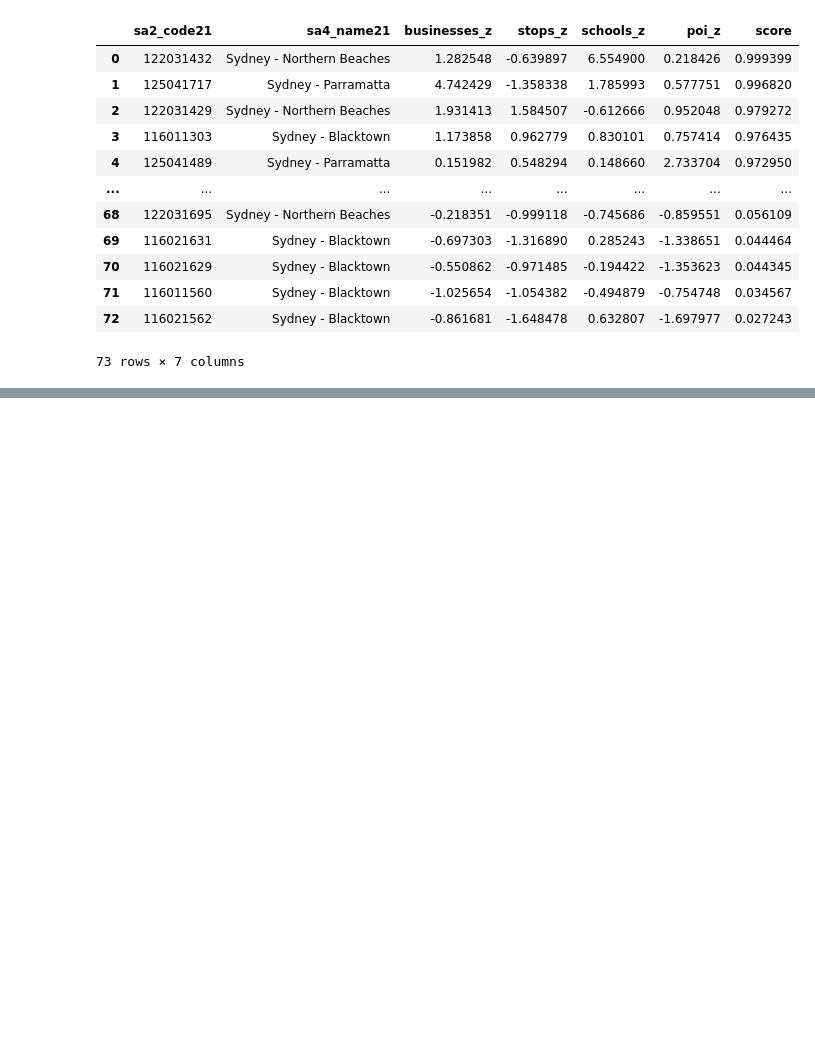
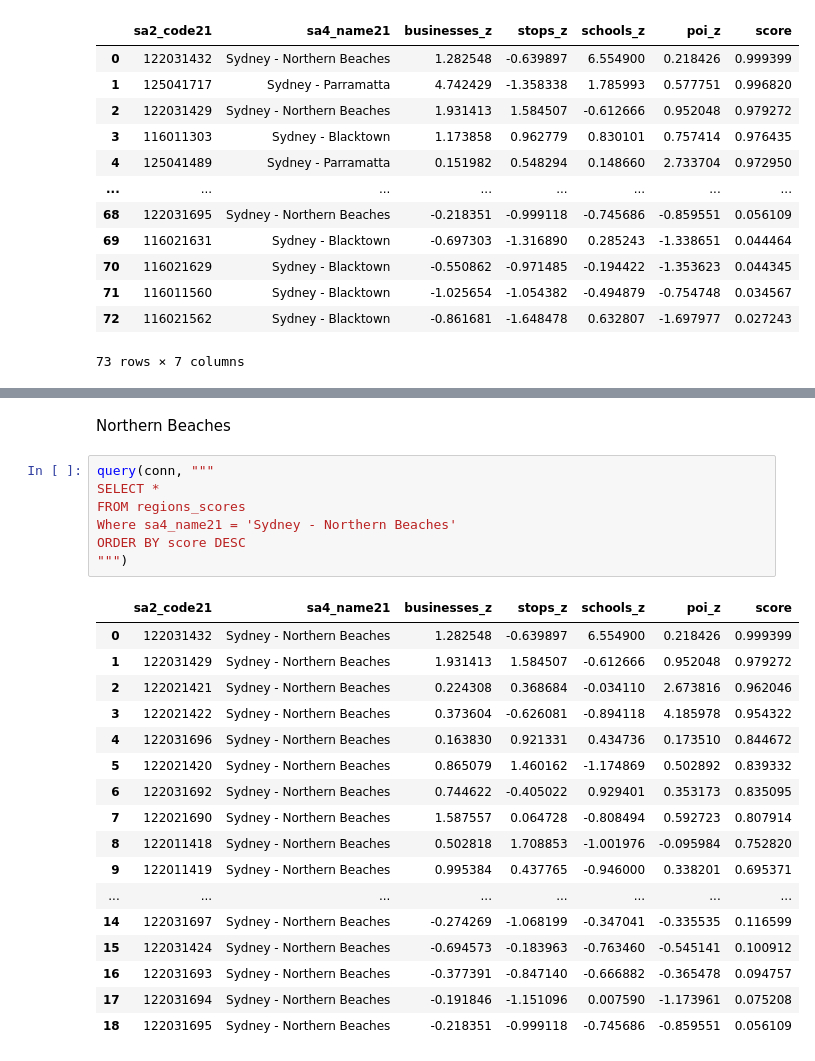
Before and after one commit to th1encan/DATA2001, a Jupyter notebook: Assignment.ipynb, the cells around one changed output, grey strips where cells are left out. Cells and saved outputs as stored; diff of their text form; blank space fills up the shorter version.

```diff
--- a/Assignment.ipynb
+++ b/Assignment.ipynb
@@ -826,0 +883,27 @@ ORDER BY score DESC
+# %% [markdown]
+Northern Beaches
+# %%
+query(conn, """
+SELECT *
+FROM regions_scores
+Where sa4_name21 = 'Sydney - Northern Beaches'
+ORDER BY score DESC
+""")
+# %% [output]
+|  | sa2_code21 | sa4_name21 | businesses_z | stops_z | schools_z | poi_z | score |
+| 0 | 122031432 | Sydney - Northern Beaches | 1.282548 | -0.639897 | 6.554900 | 0.218426 | 0.999399 |
+| 1 | 122031429 | Sydney - Northern Beaches | 1.931413 | 1.584507 | -0.612666 | 0.952048 | 0.979272 |
+| 2 | 122021421 | Sydney - Northern Beaches | 0.224308 | 0.368684 | -0.034110 | 2.673816 | 0.962046 |
+| 3 | 122021422 | Sydney - Northern Beaches | 0.373604 | -0.626081 | -0.894118 | 4.185978 | 0.954322 |
+| 4 | 122031696 | Sydney - Northern Beaches | 0.163830 | 0.921331 | 0.434736 | 0.173510 | 0.844672 |
+| 5 | 122021420 | Sydney - Northern Beaches | 0.865079 | 1.460162 | -1.174869 | 0.502892 | 0.839332 |
+| 6 | 122031692 | Sydney - Northern Beaches | 0.744622 | -0.405022 | 0.929401 | 0.353173 | 0.835095 |
+| 7 | 122021690 | Sydney - Northern Beaches | 1.587557 | 0.064728 | -0.808494 | 0.592723 | 0.807914 |
+| 8 | 122011418 | Sydney - Northern Beaches | 0.502818 | 1.708853 | -1.001976 | -0.095984 | 0.752820 |
+| 9 | 122011419 | Sydney - Northern Beaches | 0.995384 | 0.437765 | -0.946000 | 0.338201 | 0.695371 |
+| ... | ... | ... | ... | ... | ... | ... | ... |
+| 14 | 122031697 | Sydney - Northern Beaches | -0.274269 | -1.068199 | -0.347041 | -0.335535 | 0.116599 |
+| 15 | 122031424 | Sydney - Northern Beaches | -0.694573 | -0.183963 | -0.763460 | -0.545141 | 0.100912 |
+| 16 | 122031693 | Sydney - Northern Beaches | -0.377391 | -0.847140 | -0.666882 | -0.365478 | 0.094757 |
+| 17 | 122031694 | Sydney - Northern Beaches | -0.191846 | -1.151096 | 0.007590 | -1.173961 | 0.075208 |
+| 18 | 122031695 | Sydney - Northern Beaches | -0.218351 | -0.999118 | -0.745686 | -0.859551 | 0.056109 |
```
Also changed, not shown: parts of 5 cells of this notebook.
